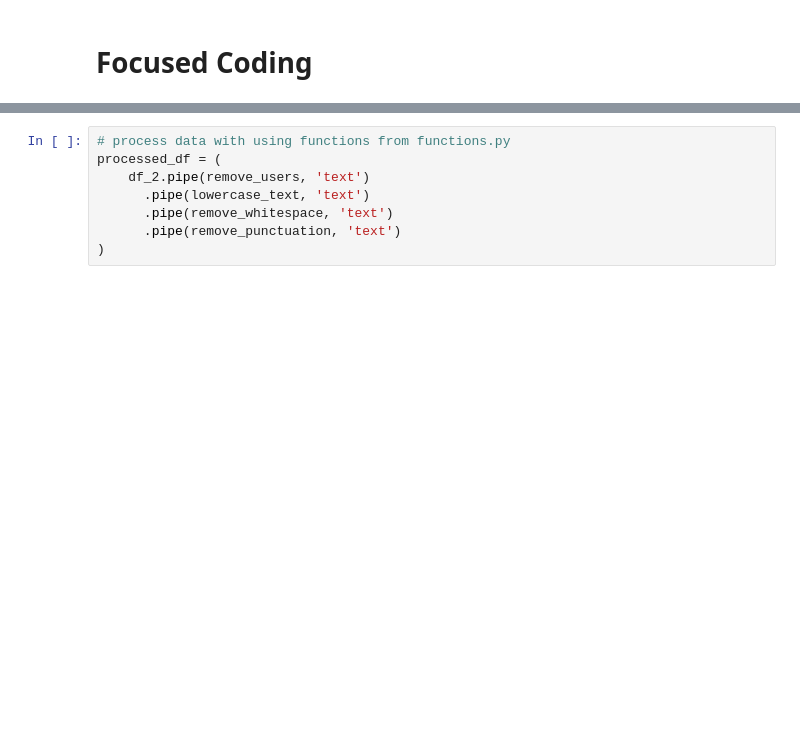
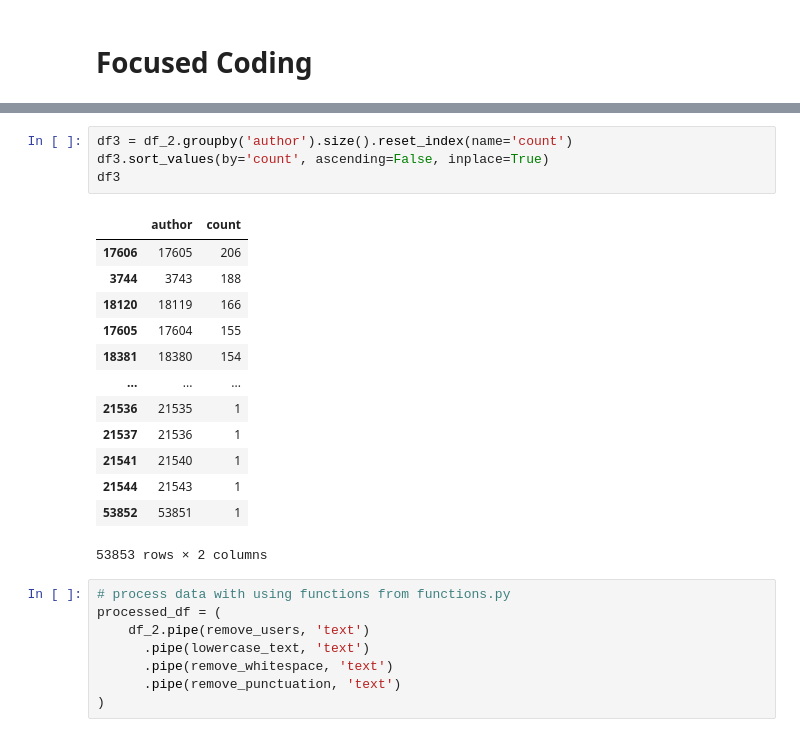
Before and after one commit to marcolax22/digital_methods, a Jupyter notebook: focused_coding.ipynb, the cells around one changed output, grey strips where cells are left out. Saved outputs shown, nothing was run; the diff lists cells and outputs as text; blank space fills up the shorter version.

```diff
--- a/focused_coding.ipynb
+++ b/focused_coding.ipynb
@@ -30,3 +29,21 @@ df_2
+# %%
+df3 = df_2.groupby('author').size().reset_index(name='count')
+df3.sort_values(by='count', ascending=False, inplace=True)
+df3
+# %% [output]
+|  | author | count |
+| 17606 | 17605 | 206 |
+| 3744 | 3743 | 188 |
+| 18120 | 18119 | 166 |
+| 17605 | 17604 | 155 |
+| 18381 | 18380 | 154 |
+| ... | ... | ... |
+| 21536 | 21535 | 1 |
+| 21537 | 21536 | 1 |
+| 21541 | 21540 | 1 |
+| 21544 | 21543 | 1 |
+| 53852 | 53851 | 1 |
+53853 rows × 2 columns
 # %%
 # process data with using functions from functions.py
 processed_df = (
```
Also changed, not shown: parts of 8 cells of this notebook, 8 other files.
